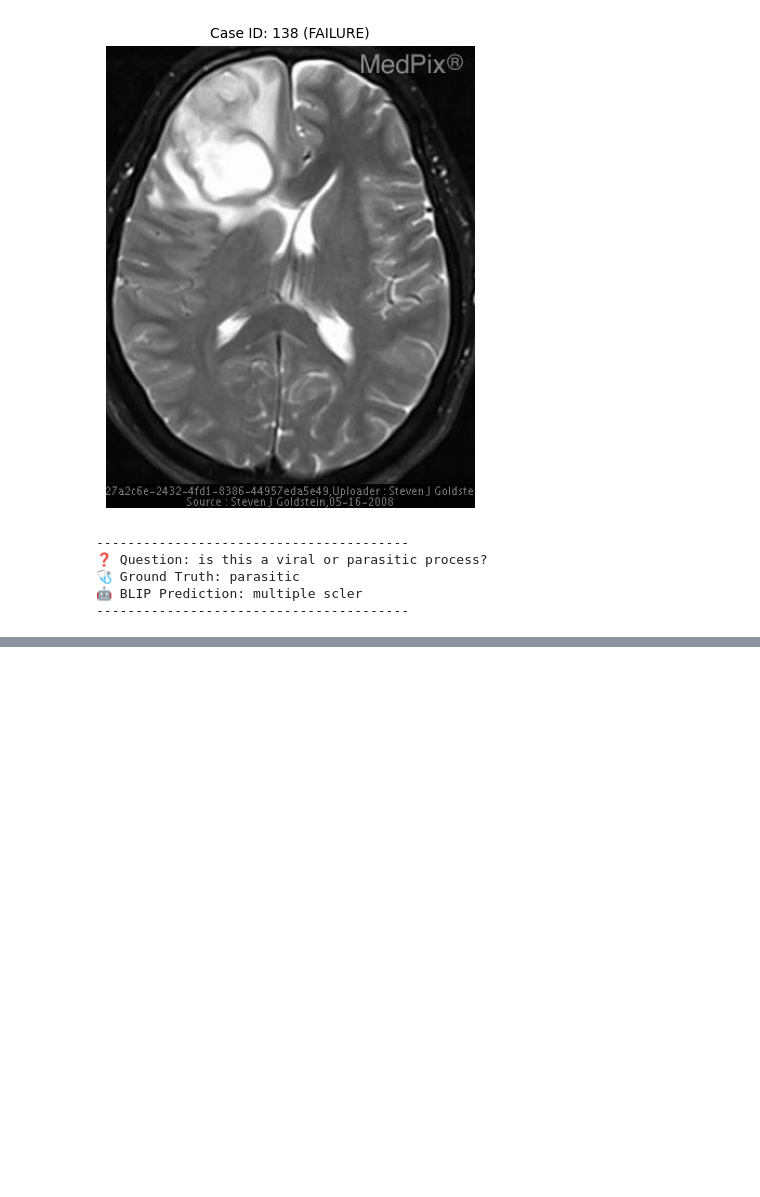
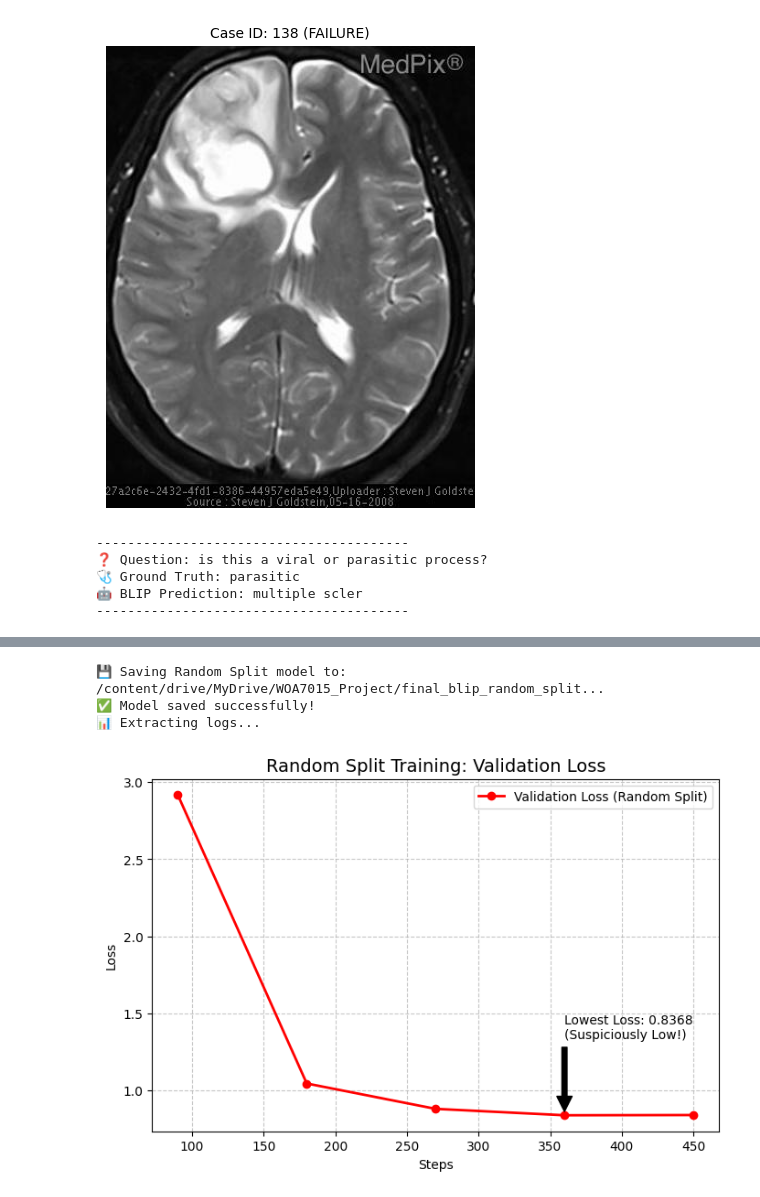
Before and after one commit to asdefooo-rgb/7015, a Jupyter notebook: VQA.ipynb, the cells around one changed output, grey strips where cells are left out. Cells and saved outputs as stored; diff of their text form; code cells hidden in the pictures; blank space fills up the shorter version.

```diff
--- a/VQA.ipynb
+++ b/VQA.ipynb
@@ -2231,0 +2402,61 @@ Truncation was not explicitly activated but `max_length` is provided a specific
+# %%
+import matplotlib.pyplot as plt
+import os
+
+# ==========================================
+# 1. 保存模型 (留作备份)
+# ==========================================
+# 定义保存路径 (专门存 Random Split 的版本)
+save_path_random = '/content/drive/MyDrive/WOA7015_Project/final_blip_random_split'
+
+print(f"💾 Saving Random Split model to: {save_path_random}...")
+model.save_pretrained(save_path_random)
+processor.save_pretrained(save_path_random)
+print("✅ Model saved successfully!")
+
+# ==========================================
+# 2. 绘制 Loss 曲线 (对比证据)
+# ==========================================
+if 'trainer' in locals() and trainer.state.log_history:
+    print("📊 Extracting logs...")
+    log_history = trainer.state.log_history
+
+    # 提取验证集 Loss (这是核心证据)
+    eval_steps = []
+    eval_loss = []
+
+    for entry in log_history:
+        if 'eval_loss' in entry:
+            eval_steps.append(entry['step'])
+            eval_loss.append(entry['eval_loss'])
+
+    plt.figure(figsize=(8, 5))
+
+    # 画验证集 Loss
+    if eval_loss:
+        plt.plot(eval_steps, eval_loss, label='Validation Loss (Random Split)', color='red', marker='o', linewidth=2)
+
+        # 标出最低点
+        min_loss = min(eval_loss)
+        min_idx = eval_loss.index(min_loss)
+        plt.annotate(f'Lowest Loss: {min_loss:.4f}\n(Suspiciously Low!)',
+                     xy=(eval_steps[min_idx], min_loss),
+                     xytext=(eval_steps[min_idx], min_loss + 0.5),
+                     arrowprops=dict(facecolor='black', shrink=0.05))
+
+    plt.title('Random Split Training: Validation Loss', fontsize=14)
+    plt.xlabel('Steps')
+    plt.ylabel('Loss')
+    plt.legend()
+    plt.grid(True, linestyle='--', alpha=0.7)
+    plt.show()
+
+    print(f"📉 Final Best Validation Loss: {min(eval_loss) if eval_loss else 'N/A'}")
+    print("对比提示：你之前的 Patient Split 最好 Loss 约为 1.21。如果这里低于 1.1，就是数据泄漏的铁证。")
+else:
+    print("⚠️ No logs found in memory.")
+# %% [output]
+💾 Saving Random Split model to: /content/drive/MyDrive/WOA7015_Project/final_blip_random_split...
+✅ Model saved successfully!
+📊 Extracting logs...
+[figure, added]
```
Also changed, not shown: parts of 8 cells of this notebook.
